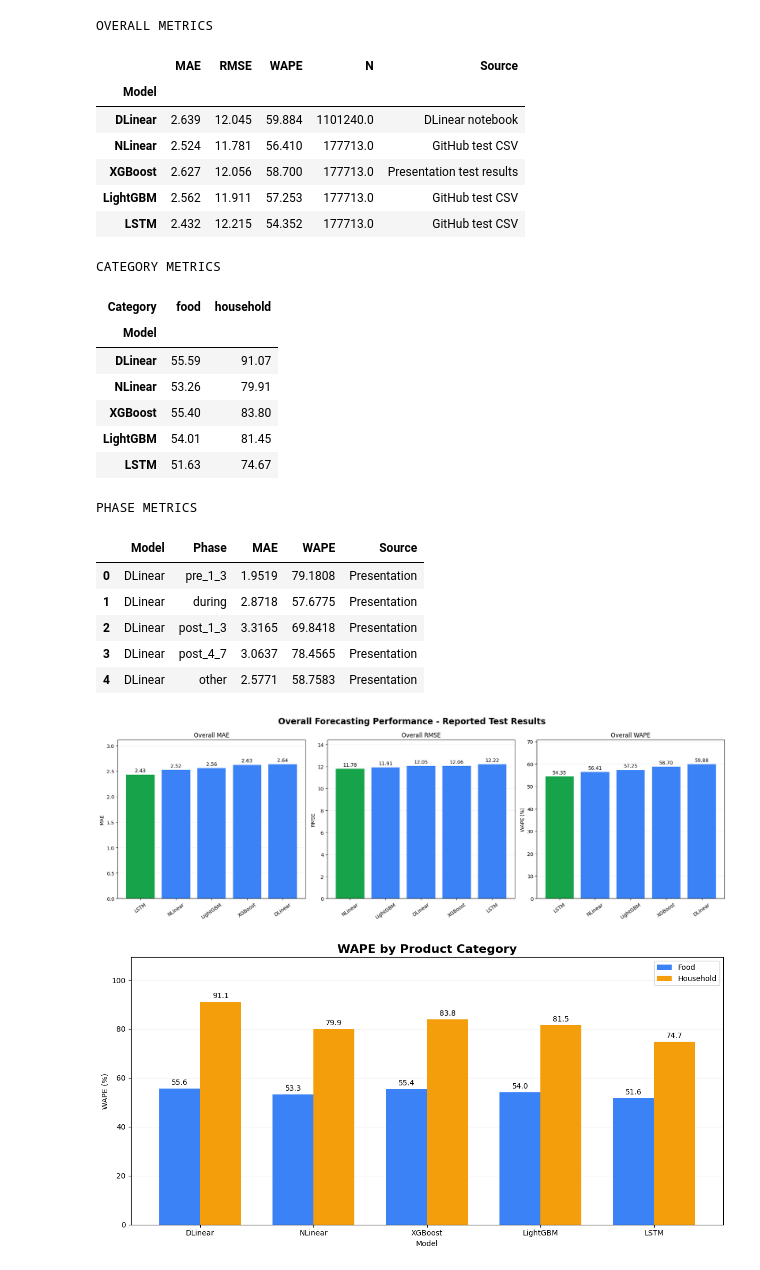
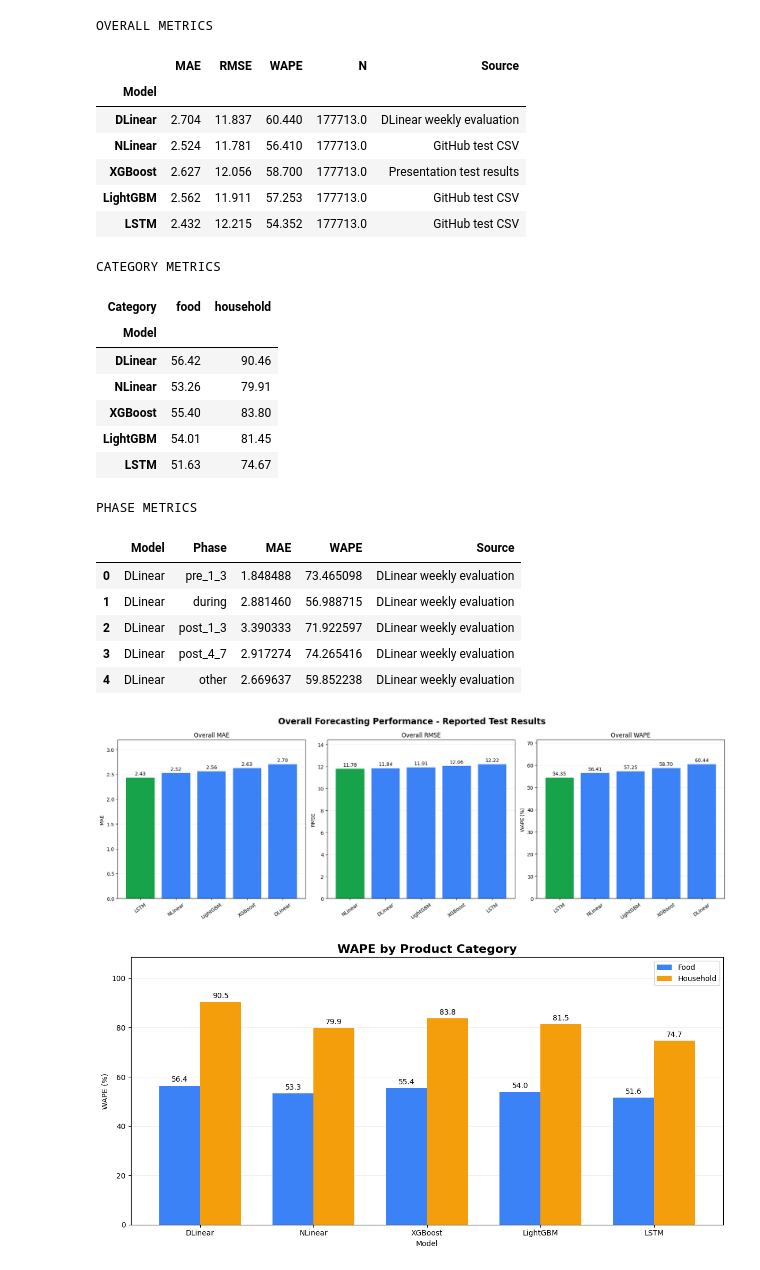
Before and after one commit to tran04012006/4_STAT3013_R11, a Jupyter notebook: compare-models.ipynb, the cells around one changed output. Drawn from its saved outputs; the diff is of its cells as text; code cells hidden in the pictures.

```diff
--- a/compare-models.ipynb
+++ b/compare-models.ipynb
@@ -114,10 +114,13 @@ rows = []
 
 # DLinear: notebook output
 rows.append(result(
-    "DLinear", 2.638912, 12.045061, 59.884319,
-    "DLinear notebook", 1101240
+    "DLinear",
+    2.704470,
+    11.837047,
+    60.439803,
+    "DLinear weekly evaluation",
+    177713
 ))
-
 # NLinear
 r = n_overall.query("model == @NLINEAR_VARIANT").iloc[0]
 rows.append(result(
@@ -167,10 +170,13 @@ def add_category(model, cat, wape, source):
 
 # DLinear: presentation results
 for cat, value in [
-    ("food", 55.5901),
-    ("household", 91.0730)
+    ("food", 56.416756),
+    ("household", 90.464296)
 ]:
-    add_category("DLinear", cat, value, "Presentation")
+    add_category(
+        "DLinear", cat, value,
+        "DLinear weekly evaluation"
+    )
 
 # XGBoost: Tweedie 1.2 results
 for cat, value in [
@@ -221,12 +227,27 @@ def add_phase(model, phase, mae, wape, source):
     })
 
 # DLinear: screenshot results
-d_mae = [1.9519, 2.8718, 3.3165, 3.0637, 2.5771]
-d_wape = [79.1808, 57.6775, 69.8418, 78.4565, 58.7583]
+d_mae = [
+    1.848488,
+    2.881460,
+    3.390333,
+    2.917274,
+    2.669637
+]
+
+d_wape = [
+    73.465098,
+    56.988715,
+    71.922597,
+    74.265416,
+    59.852238
+]
 
 for p, mae, wape in zip(PHASES, d_mae, d_wape):
-    add_phase("DLinear", p, mae, wape, "Presentation")
-
+    add_phase(
+        "DLinear", p, mae, wape,
+        "DLinear weekly evaluation"
+    )
 # XGBoost: best variant PER PHASE from presentation
 # These rows are not one fixed XGBoost checkpoint.
 x_mae = [1.730, 2.857, 2.762, 2.317, 2.625]
@@ -269,40 +290,40 @@ phase = pd.DataFrame(phase_rows)
 
 print("OVERALL METRICS")
 display(overall.round(3))
 
 print("CATEGORY METRICS")
 display(category.pivot(
     index="Model",
     columns="Category",
     values="WAPE"
 ).reindex(MODELS).round(2))
 
 print("PHASE METRICS")
 display(phase.head())
 # %% [output]
 OVERALL METRICS
 |  | MAE | RMSE | WAPE | N | Source |
 | Model |  |  |  |  |  |
-| DLinear | 2.639 | 12.045 | 59.884 | 1101240.0 | DLinear notebook |
+| DLinear | 2.704 | 11.837 | 60.440 | 177713.0 | DLinear weekly evaluation |
 | NLinear | 2.524 | 11.781 | 56.410 | 177713.0 | GitHub test CSV |
 | XGBoost | 2.627 | 12.056 | 58.700 | 177713.0 | Presentation test results |
 | LightGBM | 2.562 | 11.911 | 57.253 | 177713.0 | GitHub test CSV |
 | LSTM | 2.432 | 12.215 | 54.352 | 177713.0 | GitHub test CSV |
 CATEGORY METRICS
 | Category | food | household |
 | Model |  |  |
-| DLinear | 55.59 | 91.07 |
+| DLinear | 56.42 | 90.46 |
 | NLinear | 53.26 | 79.91 |
 | XGBoost | 55.40 | 83.80 |
 | LightGBM | 54.01 | 81.45 |
 | LSTM | 51.63 | 74.67 |
 PHASE METRICS
 |  | Model | Phase | MAE | WAPE | Source |
-| 0 | DLinear | pre_1_3 | 1.9519 | 79.1808 | Presentation |
-| 1 | DLinear | during | 2.8718 | 57.6775 | Presentation |
-| 2 | DLinear | post_1_3 | 3.3165 | 69.8418 | Presentation |
-| 3 | DLinear | post_4_7 | 3.0637 | 78.4565 | Presentation |
-| 4 | DLinear | other | 2.5771 | 58.7583 | Presentation |
+| 0 | DLinear | pre_1_3 | 1.848488 | 73.465098 | DLinear weekly evaluation |
+| 1 | DLinear | during | 2.881460 | 56.988715 | DLinear weekly evaluation |
+| 2 | DLinear | post_1_3 | 3.390333 | 71.922597 | DLinear weekly evaluation |
+| 3 | DLinear | post_4_7 | 2.917274 | 74.265416 | DLinear weekly evaluation |
+| 4 | DLinear | other | 2.669637 | 59.852238 | DLinear weekly evaluation |
 # %%
 #Visualize overall MAE, RMSE, WAPE
 
@@ -347,7 +368,7 @@ plt.savefig(
 )
 plt.show()
 # %% [output]
-[figure, old version]
+[figure, new version]
 # %%
 #Visualize Food vs Household WAPE
 
```
Also changed, not shown: parts of 2 cells of this notebook.
